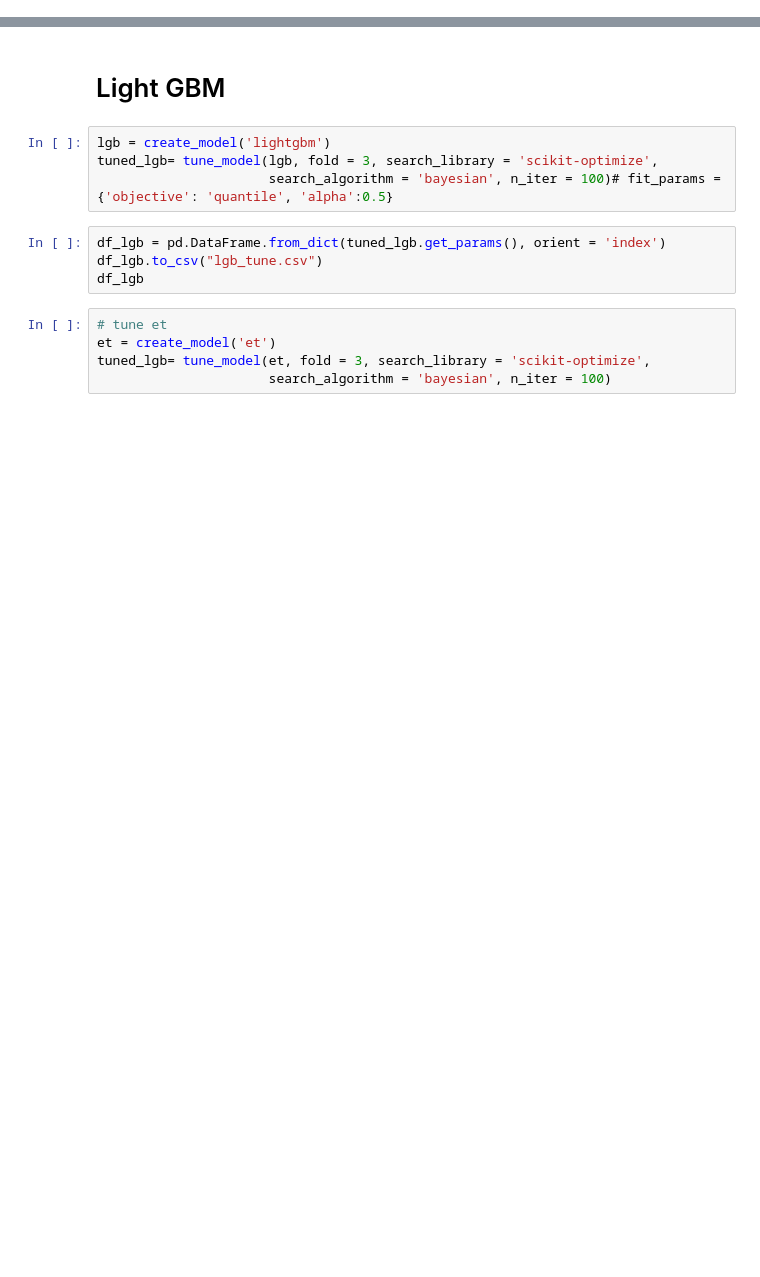
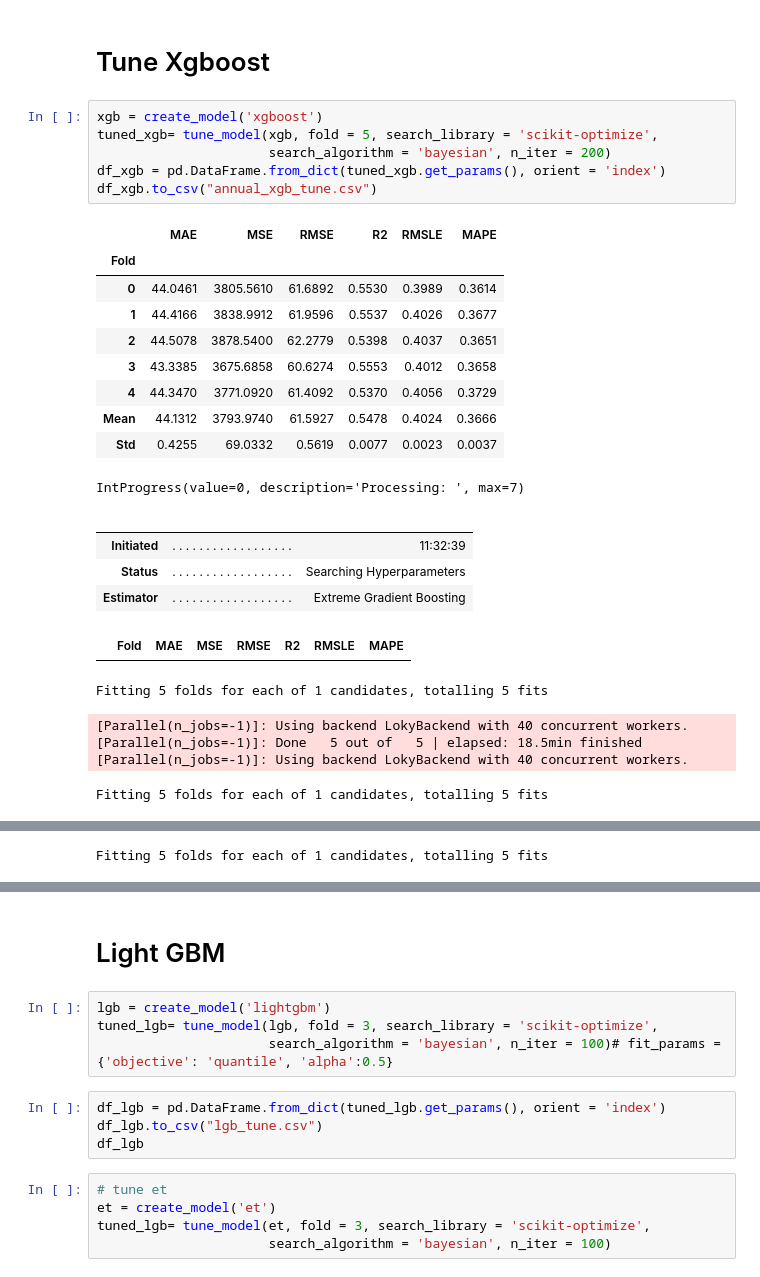
Before and after one commit to galengorski/CAWSC_WaterUse, a Jupyter notebook: ml_experiments/annual_v_0_0/pycaret/pycaret_shadow.ipynb, the cells around one changed output, grey strips where cells are left out. Saved outputs shown, nothing was run; the diff lists cells and outputs as text; blank space fills up the shorter version.

```diff
--- a/ml_experiments/annual_v_0_0/pycaret/pycaret_shadow.ipynb
+++ b/ml_experiments/annual_v_0_0/pycaret/pycaret_shadow.ipynb
@@ -166,3 +182,33 @@ learning_algorithems = ['xgboost', 'rf', 'lightgbm', 'et'] # include = learning_
 | 55 | Interaction Threshold | None |
 | 56 | Transform Target | False |
 | 57 | Transform Target Method | box-cox |
+# %% [markdown]
+# Tune Xgboost
+# %%
+xgb = create_model('xgboost')
+tuned_xgb= tune_model(xgb, fold = 5, search_library = 'scikit-optimize',
+                      search_algorithm = 'bayesian', n_iter = 200)
+df_xgb = pd.DataFrame.from_dict(tuned_xgb.get_params(), orient = 'index')
+df_xgb.to_csv("annual_xgb_tune.csv")
+# %% [output]
+|  | MAE | MSE | RMSE | R2 | RMSLE | MAPE |
+| Fold |  |  |  |  |  |  |
+| 0 | 44.0461 | 3805.5610 | 61.6892 | 0.5530 | 0.3989 | 0.3614 |
+| 1 | 44.4166 | 3838.9912 | 61.9596 | 0.5537 | 0.4026 | 0.3677 |
+| 2 | 44.5078 | 3878.5400 | 62.2779 | 0.5398 | 0.4037 | 0.3651 |
+| 3 | 43.3385 | 3675.6858 | 60.6274 | 0.5553 | 0.4012 | 0.3658 |
+| 4 | 44.3470 | 3771.0920 | 61.4092 | 0.5370 | 0.4056 | 0.3729 |
+| Mean | 44.1312 | 3793.9740 | 61.5927 | 0.5478 | 0.4024 | 0.3666 |
+| Std | 0.4255 | 69.0332 | 0.5619 | 0.0077 | 0.0023 | 0.0037 |
+IntProgress(value=0, description='Processing: ', max=7)
+|  |  |  |
+|  |  |  |
+| Initiated | . . . . . . . . . . . . . . . . . . | 11:32:39 |
+| Status | . . . . . . . . . . . . . . . . . . | Searching Hyperparameters |
+| Estimator | . . . . . . . . . . . . . . . . . . | Extreme Gradient Boosting |
+|  | Fold | MAE | MSE | RMSE | R2 | RMSLE | MAPE |
+Fitting 5 folds for each of 1 candidates, totalling 5 fits
+[Parallel(n_jobs=-1)]: Using backend LokyBackend with 40 concurrent workers.
+[Parallel(n_jobs=-1)]: Done   5 out of   5 | elapsed: 18.5min finished
+[Parallel(n_jobs=-1)]: Using backend LokyBackend with 40 concurrent workers.
+Fitting 5 folds for each of 1 candidates, totalling 5 fits
@@ -169,3 +217,4 @@ learning_algorithems = ['xgboost', 'rf', 'lightgbm', 'et'] # include = learning_
+Fitting 5 folds for each of 1 candidates, totalling 5 fits
 # %%
 params = {
     'objective': "reg:squarederror",
```
Also changed, not shown: parts of 19 cells of this notebook, 1 other file.
